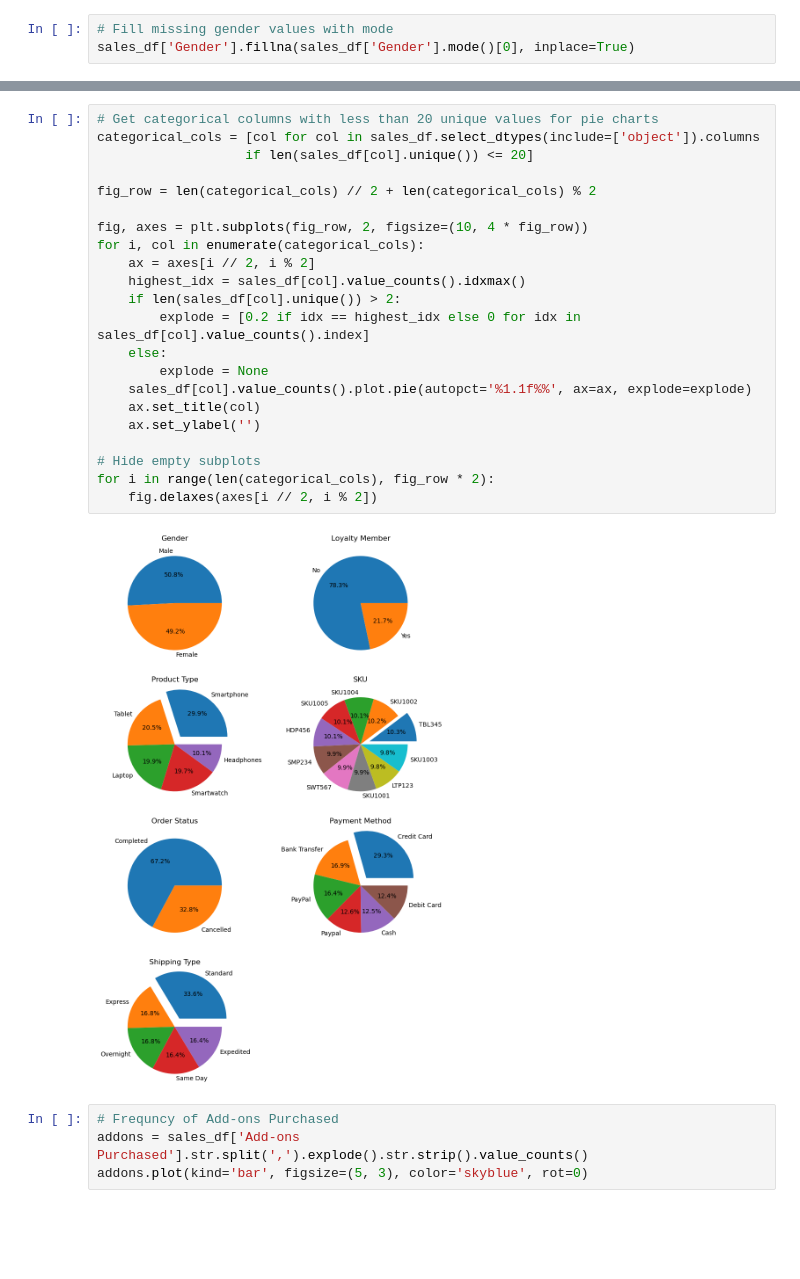
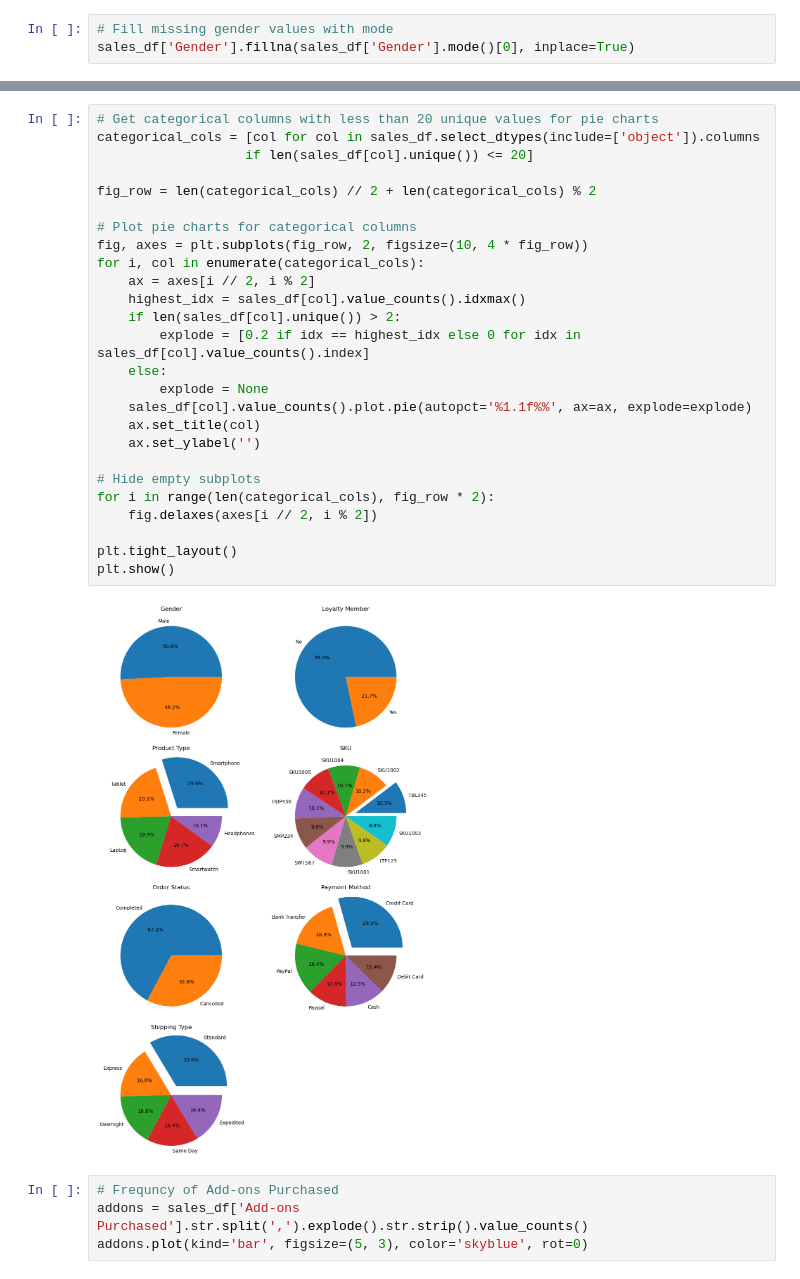
Before and after one commit to LtnLinh/CSC17104-Programming-for-Data-Science, a Jupyter notebook: Notebook.ipynb, the cells around one changed output, grey strips where cells are left out. Cells and saved outputs as stored; diff of their text form; blank space fills up the shorter version.

```diff
--- a/Notebook.ipynb
+++ b/Notebook.ipynb
@@ -182,27 +214,31 @@ Name: Add-ons Purchased, Length: 75, dtype: int64
 # %%
 # Get categorical columns with less than 20 unique values for pie charts
 categorical_cols = [col for col in sales_df.select_dtypes(include=['object']).columns
                    if len(sales_df[col].unique()) <= 20]
 
 fig_row = len(categorical_cols) // 2 + len(categorical_cols) % 2
 
+# Plot pie charts for categorical columns
 fig, axes = plt.subplots(fig_row, 2, figsize=(10, 4 * fig_row))
 for i, col in enumerate(categorical_cols):
     ax = axes[i // 2, i % 2]
     highest_idx = sales_df[col].value_counts().idxmax()
     if len(sales_df[col].unique()) > 2:
         explode = [0.2 if idx == highest_idx else 0 for idx in sales_df[col].value_counts().index]
     else:
         explode = None
     sales_df[col].value_counts().plot.pie(autopct='%1.1f%%', ax=ax, explode=explode)
     ax.set_title(col)
     ax.set_ylabel('')
 
 # Hide empty subplots
 for i in range(len(categorical_cols), fig_row * 2):
     fig.delaxes(axes[i // 2, i % 2])
+
+plt.tight_layout()
+plt.show()
 # %% [output]
-[figure, old version]
+[figure, new version]
 # %%
 # Frequncy of Add-ons Purchased
 addons = sales_df['Add-ons Purchased'].str.split(',').explode().str.strip().value_counts()
```
Also changed, not shown: parts of 17 cells of this notebook.
